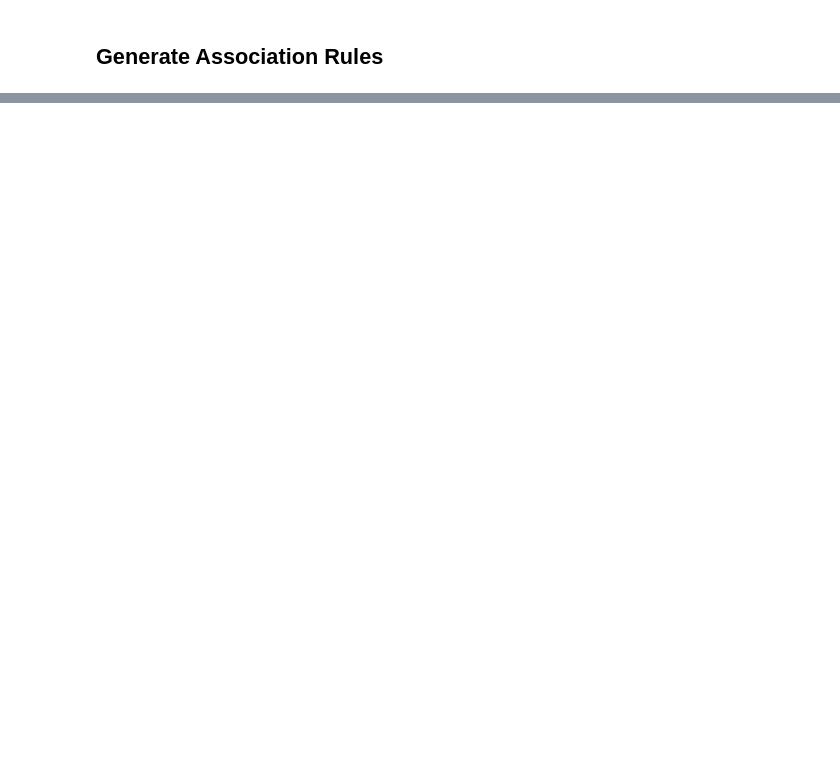
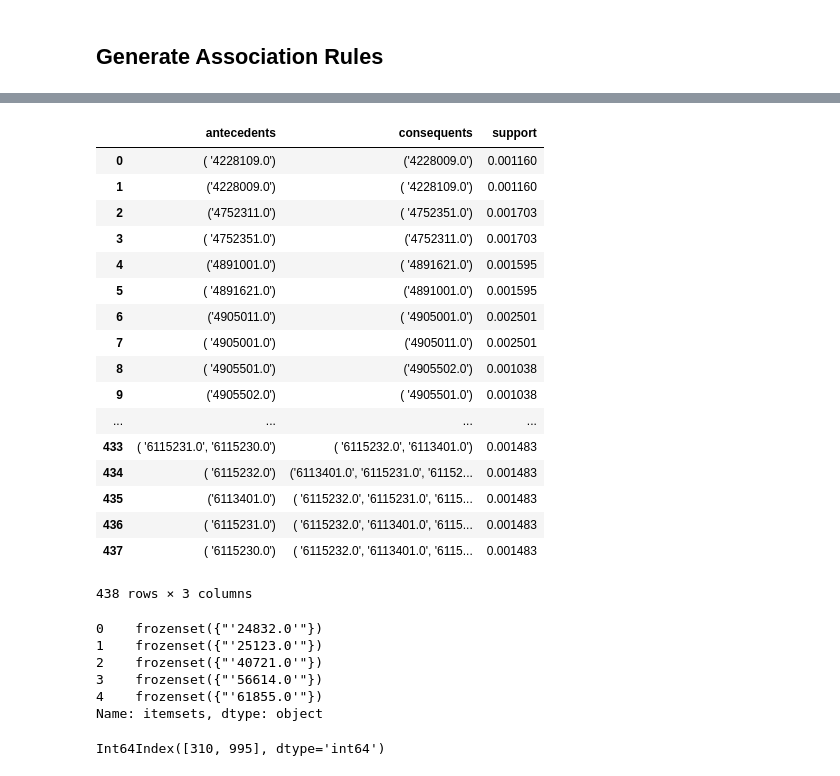
Before and after one commit to rbuerki/projects-ml, a Jupyter notebook: association_rules_mining/2-Association-Rules_apriori_with_MLxtend_library.ipynb, the cells around one changed output, grey strips where cells are left out. Cells and saved outputs as stored; diff of their text form; code cells hidden in the pictures; blank space fills up the shorter version.

```diff
--- a/association_rules_mining/2-Association-Rules_apriori_with_MLxtend_library.ipynb
+++ b/association_rules_mining/2-Association-Rules_apriori_with_MLxtend_library.ipynb
@@ -202,0 +210,26 @@ frequent_itemsets.loc[frequent_itemsets['itemsets'] == frozenset({"'2310724.0'"}
+# %%
+"""INCOMPLETE DATAFRAME"""
+
+rules = association_rules(freq_sets, support_only=True, min_threshold=0.001)
+# %%
+# Check results
+rules[['antecedents', 'consequents', 'support']]
+# %% [output]
+|  | antecedents | consequents | support |
+| 0 | ( '4228109.0') | ('4228009.0') | 0.001160 |
+| 1 | ('4228009.0') | ( '4228109.0') | 0.001160 |
+| 2 | ('4752311.0') | ( '4752351.0') | 0.001703 |
+| 3 | ( '4752351.0') | ('4752311.0') | 0.001703 |
+| 4 | ('4891001.0') | ( '4891621.0') | 0.001595 |
+| 5 | ( '4891621.0') | ('4891001.0') | 0.001595 |
+| 6 | ('4905011.0') | ( '4905001.0') | 0.002501 |
+| 7 | ( '4905001.0') | ('4905011.0') | 0.002501 |
+| 8 | ( '4905501.0') | ('4905502.0') | 0.001038 |
+| 9 | ('4905502.0') | ( '4905501.0') | 0.001038 |
+| ... | ... | ... | ... |
+| 433 | ( '6115231.0', '6115230.0') | ( '6115232.0', '6113401.0') | 0.001483 |
+| 434 | ( '6115232.0') | ('6113401.0', '6115231.0', '61152... | 0.001483 |
+| 435 | ('6113401.0') | ( '6115232.0', '6115231.0', '6115... | 0.001483 |
+| 436 | ( '6115231.0') | ( '6115232.0', '6113401.0', '6115... | 0.001483 |
+| 437 | ( '6115230.0') | ( '6115232.0', '6113401.0', '6115... | 0.001483 |
+438 rows × 3 columns
@@ -202,0 +240,13 @@ frequent_itemsets.loc[frequent_itemsets['itemsets'] == frozenset({"'2310724.0'"}
+# %%
+test['itemsets'].head()
+# %% [output]
+0    frozenset({"'24832.0'"})
+1    frozenset({"'25123.0'"})
+2    frozenset({"'40721.0'"})
+3    frozenset({"'56614.0'"})
+4    frozenset({"'61855.0'"})
+Name: itemsets, dtype: object
+# %%
+test.loc[test['itemsets'].str.contains('5188130.0')].index
+# %% [output]
+Int64Index([310, 995], dtype='int64')
```
Also changed, not shown: parts of 8 cells of this notebook.
